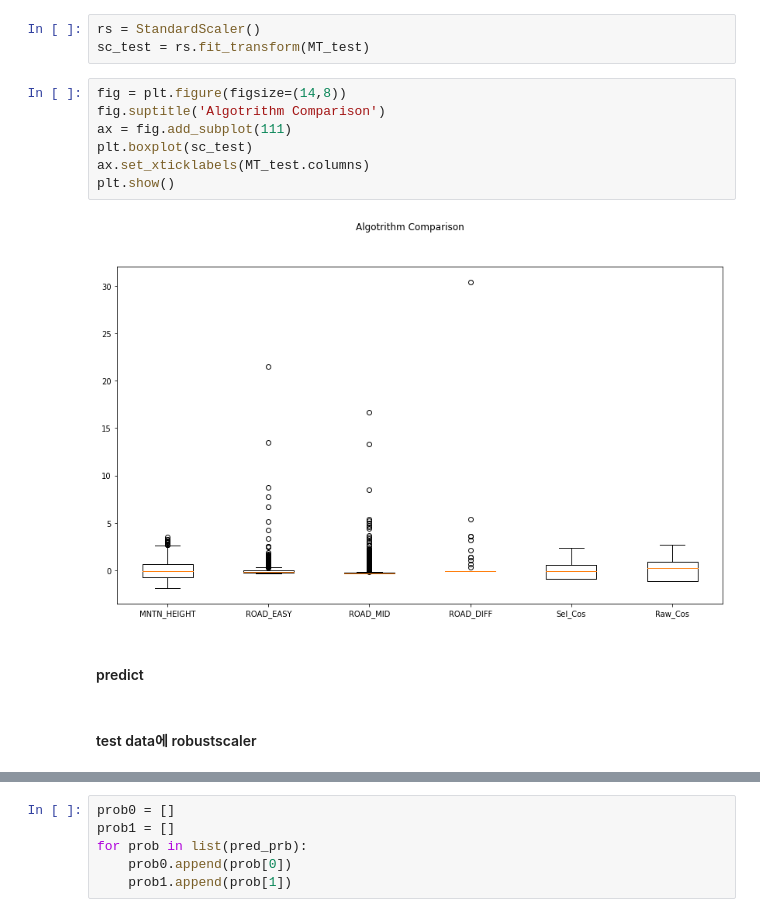
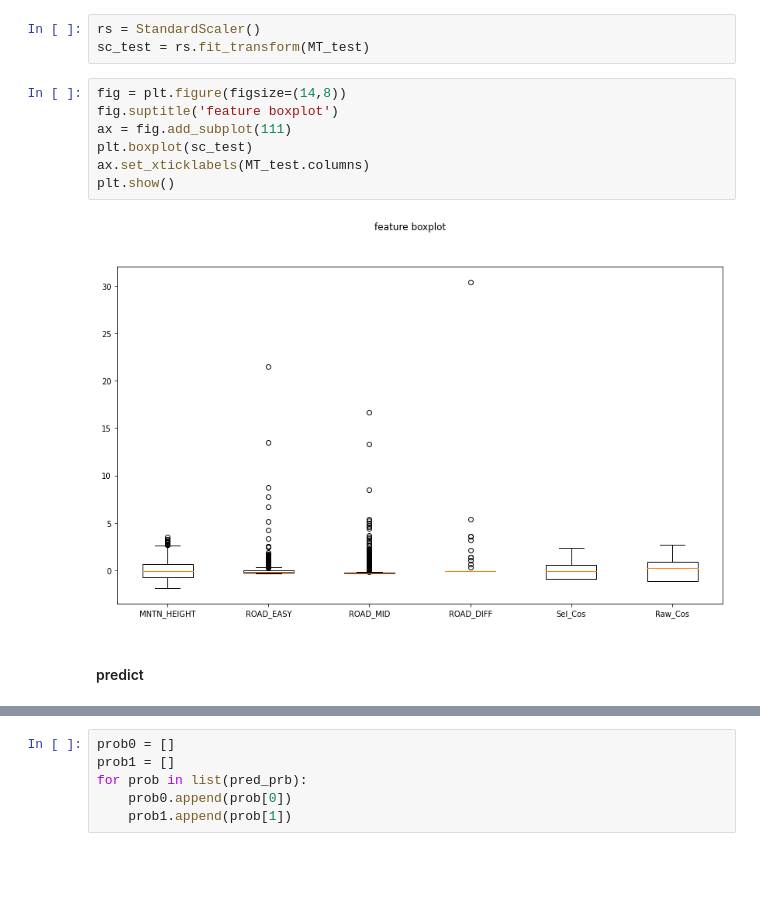
Before and after one commit to YSdoubleM/Passion_Mountain, a Jupyter notebook: Proj_modeling3.ipynb, the cells around one changed output, grey strips where cells are left out. Saved outputs shown, nothing was run; the diff lists cells and outputs as text; blank space fills up the shorter version.

```diff
--- a/Proj_modeling3.ipynb
+++ b/Proj_modeling3.ipynb
@@ -617,17 +668,15 @@ rs = StandardScaler()
 sc_test = rs.fit_transform(MT_test)
 # %%
 fig = plt.figure(figsize=(14,8))
-fig.suptitle('Algotrithm Comparison')
+fig.suptitle('feature boxplot')
 ax = fig.add_subplot(111)
 plt.boxplot(sc_test)
 ax.set_xticklabels(MT_test.columns)
 plt.show()
 # %% [output]
-[figure, old version]
+[figure, new version]
 # %% [markdown]
 #### predict
-# %% [markdown]
-#### test data에 robustscaler
 # %%
 best_df_clf = best_model.best_estimator_
 pred_prb =best_df_clf.predict_proba(sc_test)
```
Also changed, not shown: parts of 45 cells of this notebook.
